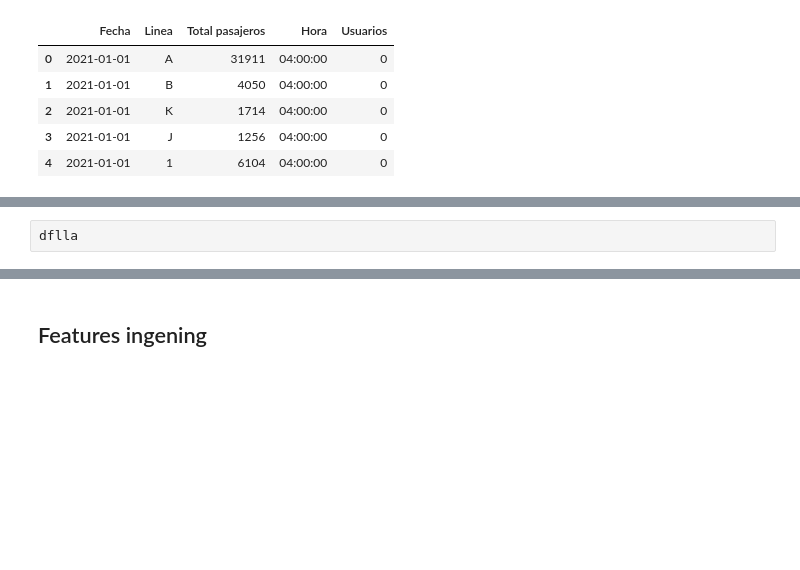
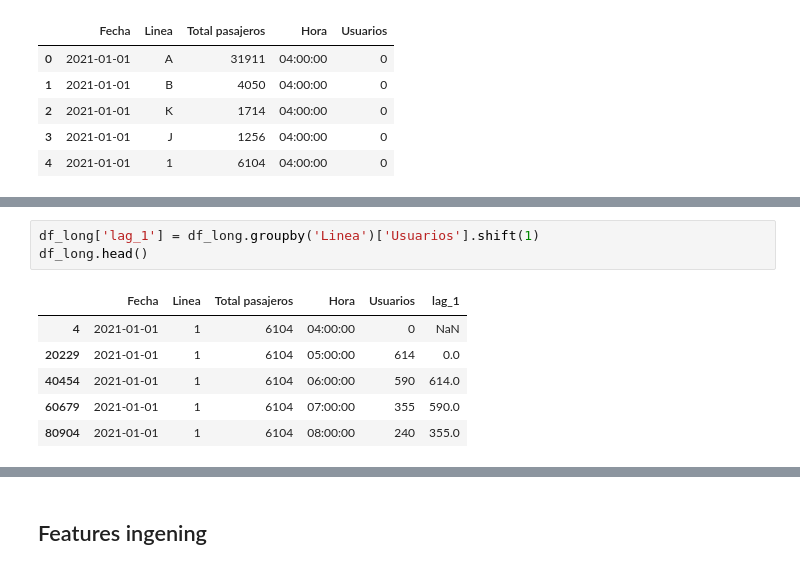
Before and after one commit to jbernalg/Project_Medellin_Metro, a Jupyter notebook: notebooks/preprocessing.ipynb, the cells around one changed output, grey strips where cells are left out. Drawn from its saved outputs; the diff is of its cells as text; blank space fills up the shorter version.

```diff
--- a/notebooks/preprocessing.ipynb
+++ b/notebooks/preprocessing.ipynb
@@ -180,2 +200,10 @@ df_long.tail()
 # %%
-dflla
+df_long['lag_1'] = df_long.groupby('Linea')['Usuarios'].shift(1)
+df_long.head()
+# %% [output]
+|  | Fecha | Linea | Total pasajeros | Hora | Usuarios | lag_1 |
+| 4 | 2021-01-01 | 1 | 6104 | 04:00:00 | 0 | NaN |
+| 20229 | 2021-01-01 | 1 | 6104 | 05:00:00 | 614 | 0.0 |
+| 40454 | 2021-01-01 | 1 | 6104 | 06:00:00 | 590 | 614.0 |
+| 60679 | 2021-01-01 | 1 | 6104 | 07:00:00 | 355 | 590.0 |
+| 80904 | 2021-01-01 | 1 | 6104 | 08:00:00 | 240 | 355.0 |
```
Also changed, not shown: parts of 5 cells of this notebook.
